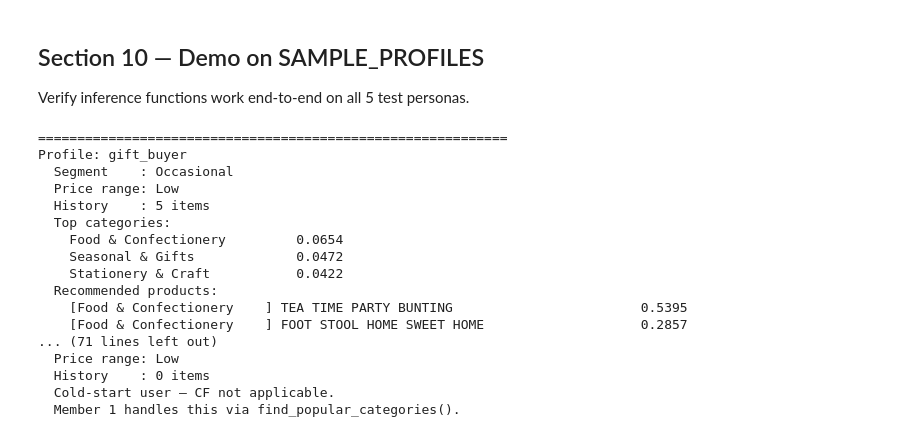
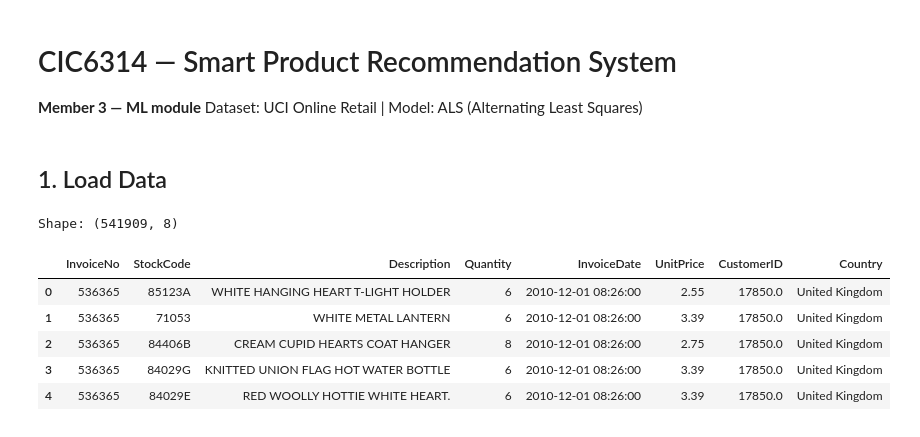
Before and after one commit to issye/AI-Assignment, a Jupyter notebook: notebooks/ml_model.ipynb, the cells around one changed output. Drawn from its saved outputs; the diff is of its cells as text; code cells hidden in the pictures.

```diff
--- a/notebooks/ml_model.ipynb
+++ b/notebooks/ml_model.ipynb
@@ -543,48 +1,32 @@ def recommend_products(user_profile, category, top_n=3):
-# %% [markdown]
-## Section 10 — Demo on SAMPLE_PROFILES
-Verify inference functions work end-to-end on all 5 test personas.
-# %%
-from src.constants import SAMPLE_PROFILES
-
-for name, profile in SAMPLE_PROFILES.items():
-    sep = '=' * 60
-    print(f'\n{sep}')
-    print(f'Profile: {name}')
-    print(f'  Segment    : {profile["customer_segment"]}')
-    print(f'  Price range: {profile["price_range"]}')
-    print(f'  History    : {len(profile["purchase_history"])} items')
-
-    if not profile['purchase_history']:
-        print('  Cold-start user — CF not applicable.')
-        print('  Member 1 handles this via find_popular_categories().')
-        continue
-
-    cats     = predict_product(profile)[:3]
-    products = []
-    for cat, score in cats:
-        products += recommend_products(profile, category=cat, top_n=3)
-
-    print('  Top categories:')
-    for cat, score in cats:
-        print(f'    {cat:<28} {score:.4f}')
-    print('  Recommended products:')
-    for p in products:
-        print(f'    [{p["category"]:<24}] {p["product"]:<45} {p["score"]:.4f}')
-# %% [output]
-============================================================
-Profile: gift_buyer
-  Segment    : Occasional
-  Price range: Low
-  History    : 5 items
-  Top categories:
-    Food & Confectionery         0.0654
-    Seasonal & Gifts             0.0472
-    Stationery & Craft           0.0422
-  Recommended products:
-    [Food & Confectionery    ] TEA TIME PARTY BUNTING                        0.5395
-    [Food & Confectionery    ] FOOT STOOL HOME SWEET HOME                    0.2857
-... (71 lines left out)
-  Price range: Low
-  History    : 0 items
-  Cold-start user — CF not applicable.
-  Member 1 handles this via find_popular_categories().
+# %% [markdown]
+# CIC6314 — Smart Product Recommendation System
+**Member 3 — ML module**
+Dataset: UCI Online Retail | Model: ALS (Alternating Least Squares)
+# %% [markdown]
+## 1. Load Data
+# %%
+import pandas as pd
+import numpy as np
+import matplotlib.pyplot as plt
+import pickle
+import os
+import sys
+import warnings
+warnings.filterwarnings('ignore')
+
+if os.path.basename(os.getcwd()) == 'notebooks':
+    os.chdir('..')
+if os.getcwd() not in sys.path:
+    sys.path.insert(0, os.getcwd())
+
+df_raw = pd.read_excel('data/online+retail/Online Retail.xlsx')
+print('Shape:', df_raw.shape)
+df_raw.head()
+# %% [output]
+Shape: (541909, 8)
+|  | InvoiceNo | StockCode | Description | Quantity | InvoiceDate | UnitPrice | CustomerID | Country |
+| 0 | 536365 | 85123A | WHITE HANGING HEART T-LIGHT HOLDER | 6 | 2010-12-01 08:26:00 | 2.55 | 17850.0 | United Kingdom |
+| 1 | 536365 | 71053 | WHITE METAL LANTERN | 6 | 2010-12-01 08:26:00 | 3.39 | 17850.0 | United Kingdom |
+| 2 | 536365 | 84406B | CREAM CUPID HEARTS COAT HANGER | 8 | 2010-12-01 08:26:00 | 2.75 | 17850.0 | United Kingdom |
+| 3 | 536365 | 84029G | KNITTED UNION FLAG HOT WATER BOTTLE | 6 | 2010-12-01 08:26:00 | 3.39 | 17850.0 | United Kingdom |
+| 4 | 536365 | 84029E | RED WOOLLY HOTTIE WHITE HEART. | 6 | 2010-12-01 08:26:00 | 3.39 | 17850.0 | United Kingdom |
```
Also changed, not shown: parts of 54 cells of this notebook, 1 other file.
